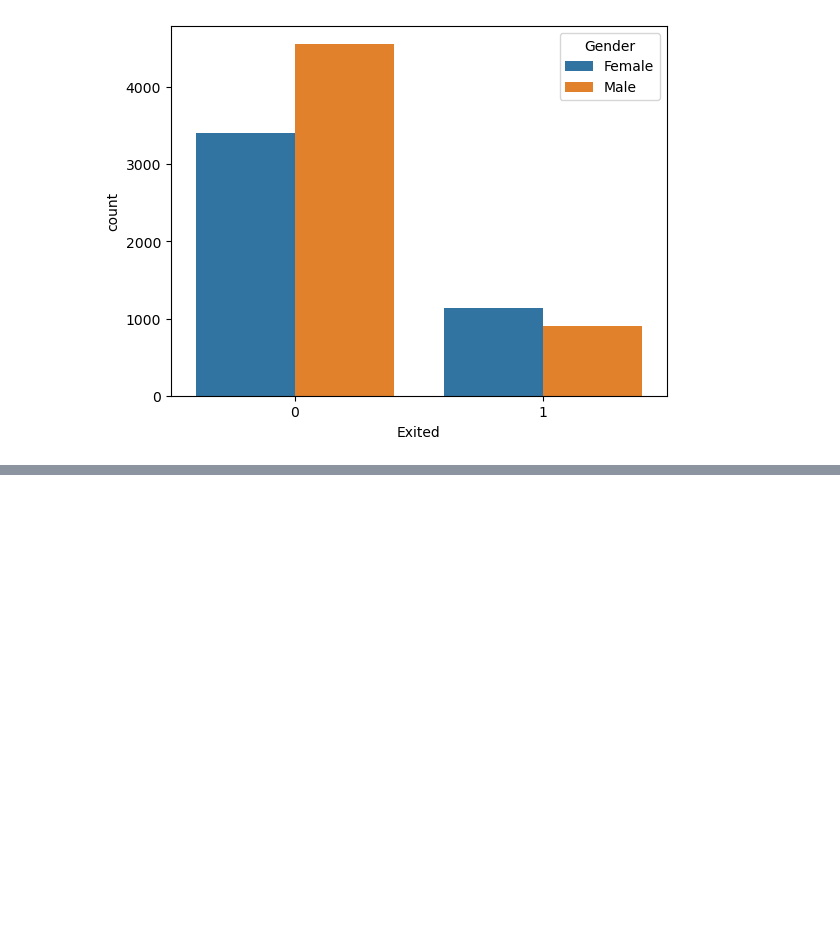
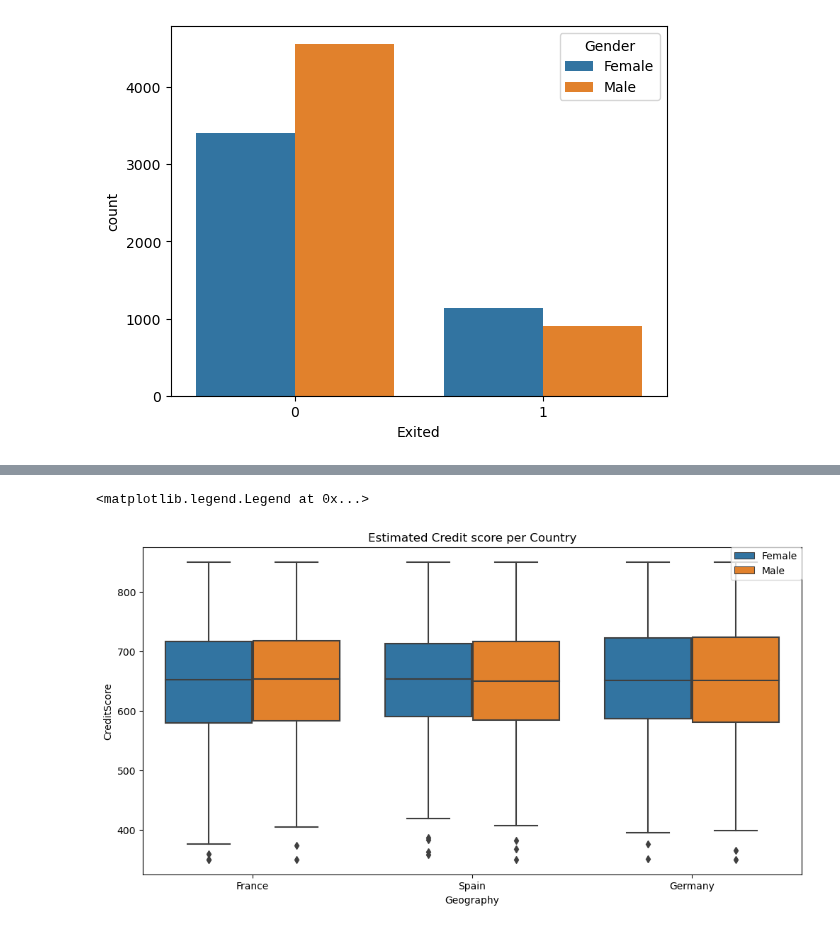
Before and after one commit to dancanyego/Deep-Learning-and-Neural-nets, a Jupyter notebook: Bank customer churn prediction.ipynb, the cells around one changed output, grey strips where cells are left out. Cells and saved outputs as stored; diff of their text form; code cells hidden in the pictures; blank space fills up the shorter version.

```diff
--- a/Bank customer churn prediction.ipynb
+++ b/Bank customer churn prediction.ipynb
@@ -186,0 +201,8 @@ df.duplicated().sum()
+# %%
+plt.figure(figsize=(12,6))
+sns.boxplot(x='Geography',y='CreditScore',data=df,hue='Gender')
+plt.title('Estimated Credit score per Country')
+plt.legend(loc='upper right', borderaxespad=0)
+# %% [output]
+<matplotlib.legend.Legend at 0x...>
+[figure, added]
```
Also changed, not shown: parts of 4 cells of this notebook.
